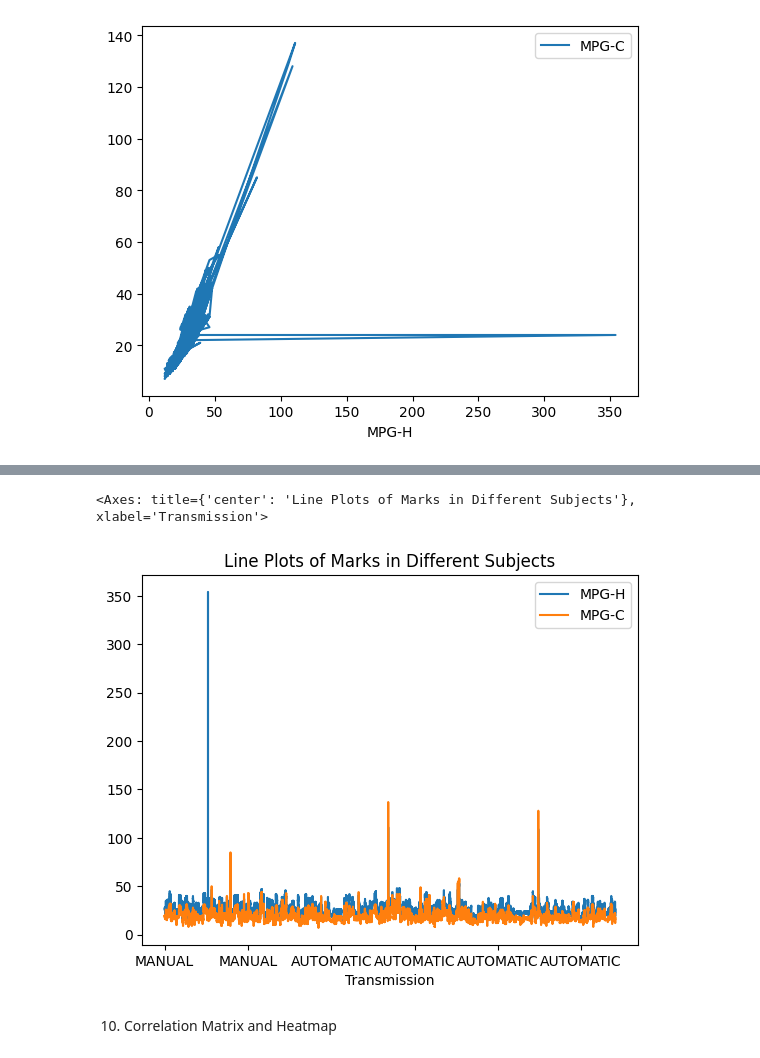
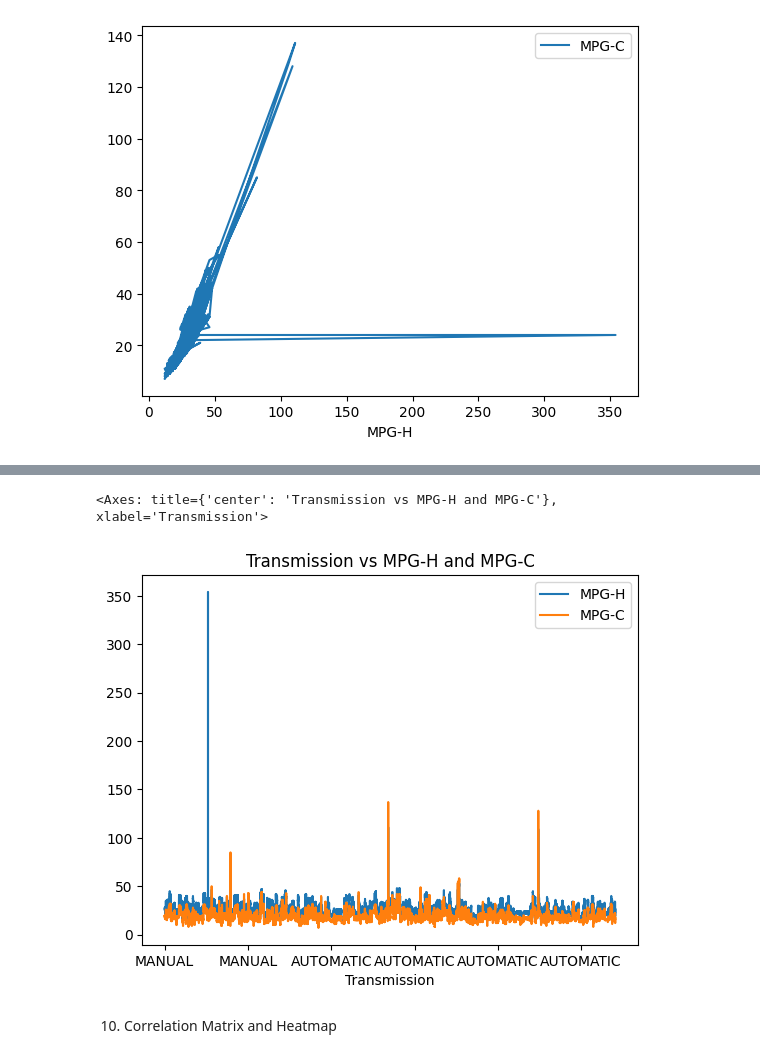
Before and after one commit to ShivanshuJ/Grid-Intelligence_24, a Jupyter notebook: Assignment1.ipynb, the cells around one changed output, grey strips where cells are left out. Cells and saved outputs as stored; diff of their text form; code cells hidden in the pictures.

```diff
--- a/Assignment1.ipynb
+++ b/Assignment1.ipynb
@@ -172,10 +181,9 @@ plt.show()
 # %%
-df.plot(x='Transmission', y=['MPG-H', 'MPG-C'],
-        kind='line',
-        title='Line Plots of Marks in Different Subjects')
+#Transmission vs MPG-H and MPG-C
+df.plot(x='Transmission', y=['MPG-H', 'MPG-C'], kind='line', title='Transmission vs MPG-H and MPG-C')
 # %% [output]
-<Axes: title={'center': 'Line Plots of Marks in Different Subjects'}, xlabel='Transmission'>
+<Axes: title={'center': 'Transmission vs MPG-H and MPG-C'}, xlabel='Transmission'>
-[figure, old version]
+[figure, new version]
 # %% [markdown]
 10. Correlation Matrix and Heatmap
 # %%
```
Also changed, not shown: parts of 3 cells of this notebook.
